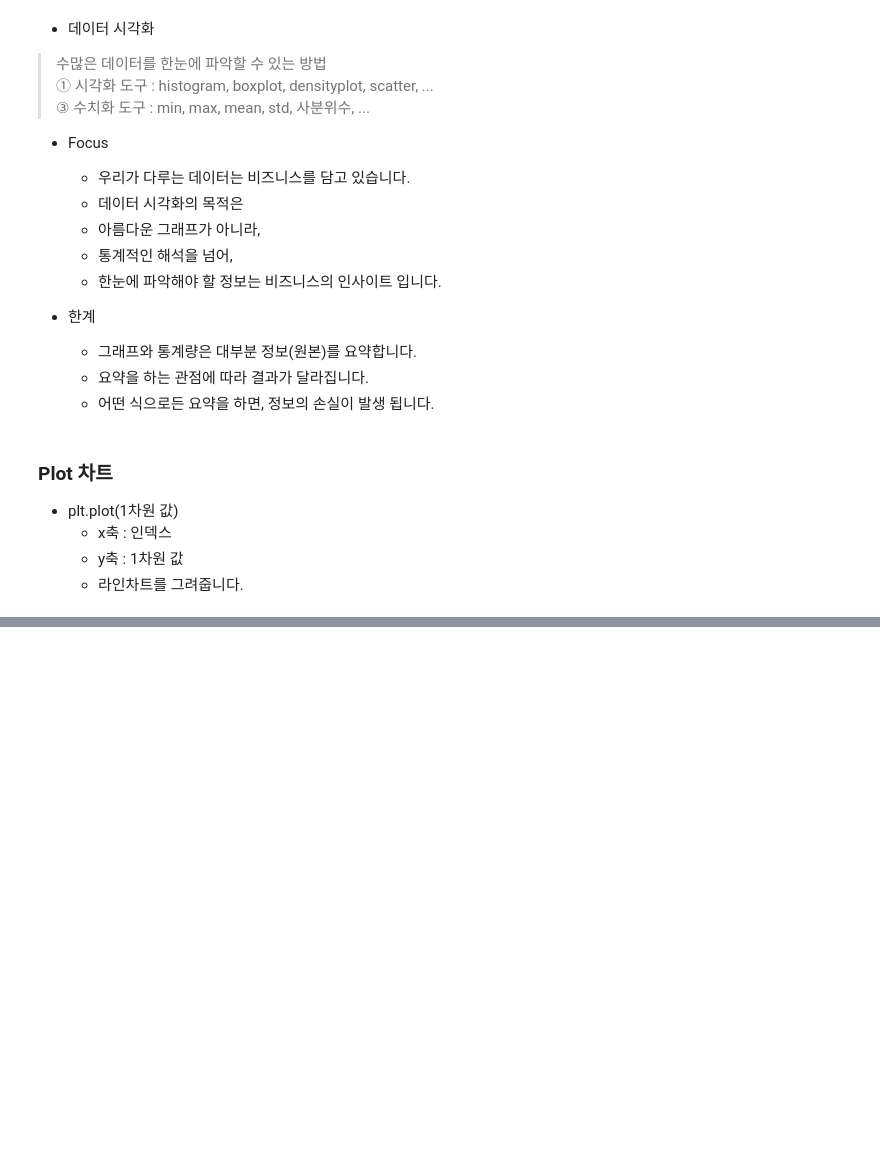
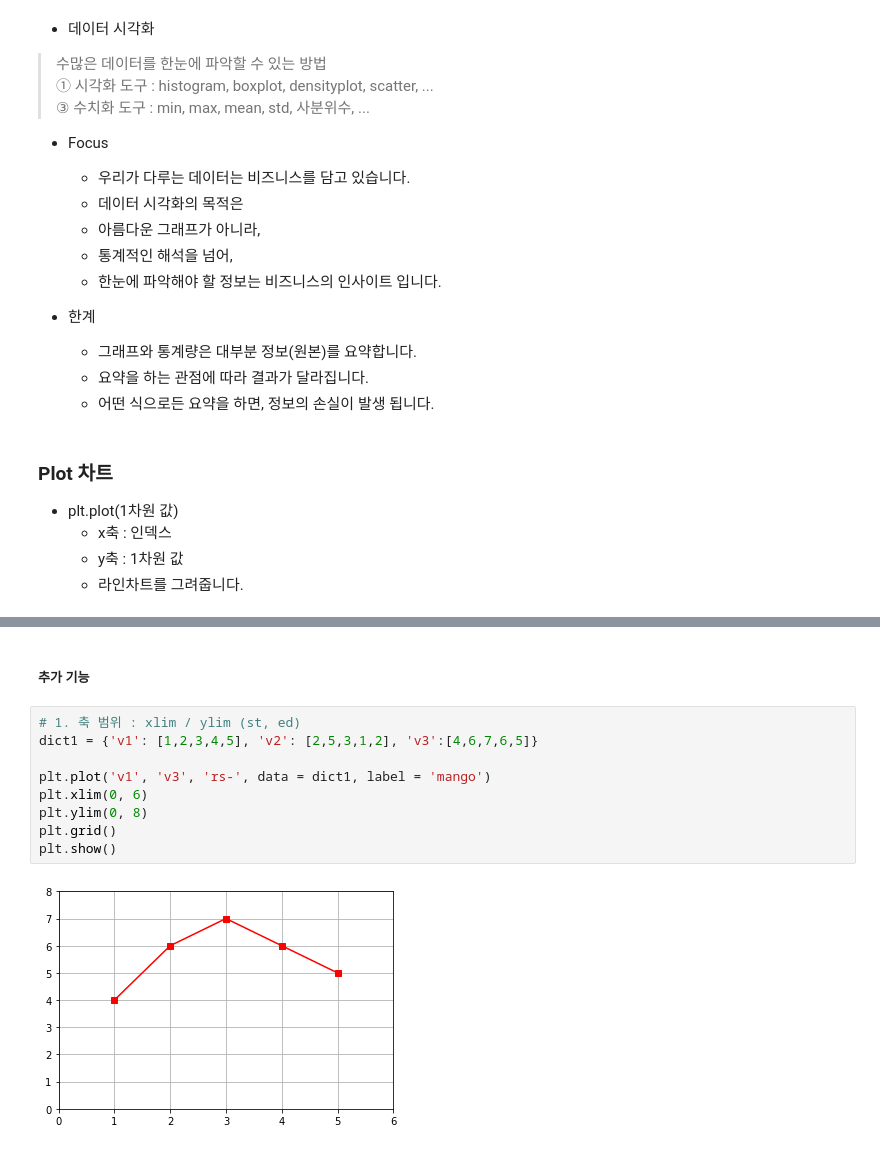
Before and after one commit to mskyun721/aivle_python, a Jupyter notebook: Class/matplotlib.ipynb, the cells around one changed output, grey strips where cells are left out. Drawn from its saved outputs; the diff is of its cells as text; blank space fills up the shorter version.

```diff
--- a/Class/matplotlib.ipynb
+++ b/Class/matplotlib.ipynb
@@ -122,0 +176,13 @@ plt.show()
+# %% [markdown]
+##### 추가 기능
+# %%
+# 1. 축 범위 : xlim / ylim (st, ed)
+dict1 = {'v1': [1,2,3,4,5], 'v2': [2,5,3,1,2], 'v3':[4,6,7,6,5]}
+
+plt.plot('v1', 'v3', 'rs-', data = dict1, label = 'mango')
+plt.xlim(0, 6)
+plt.ylim(0, 8)
+plt.grid()
+plt.show()
+# %% [output]
+[figure, added]
```
Also changed, not shown: parts of 38 cells of this notebook, 1 other file.
